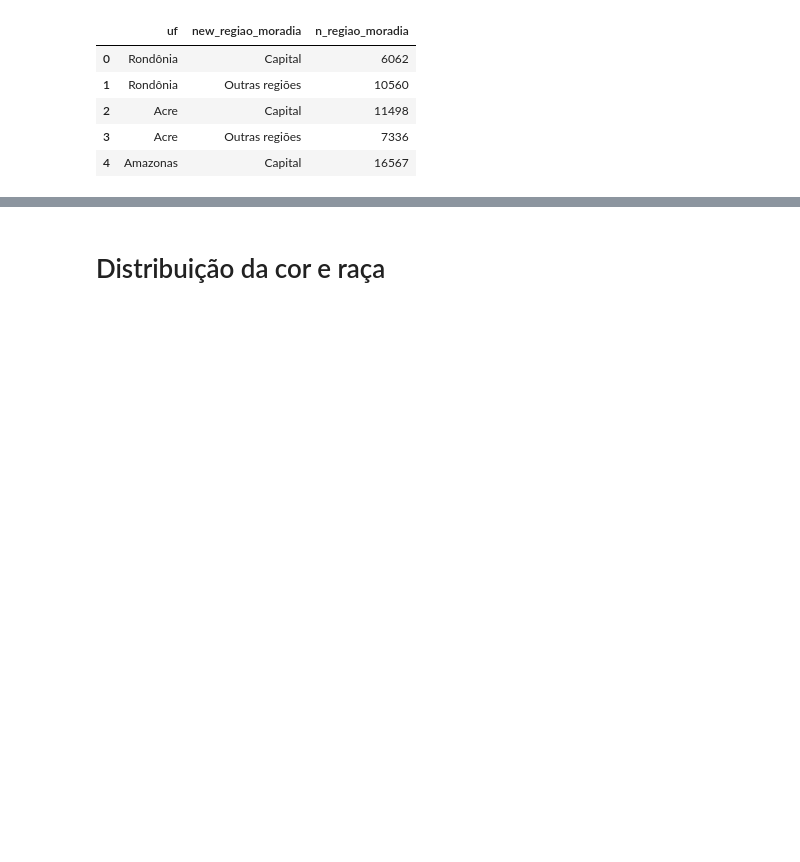
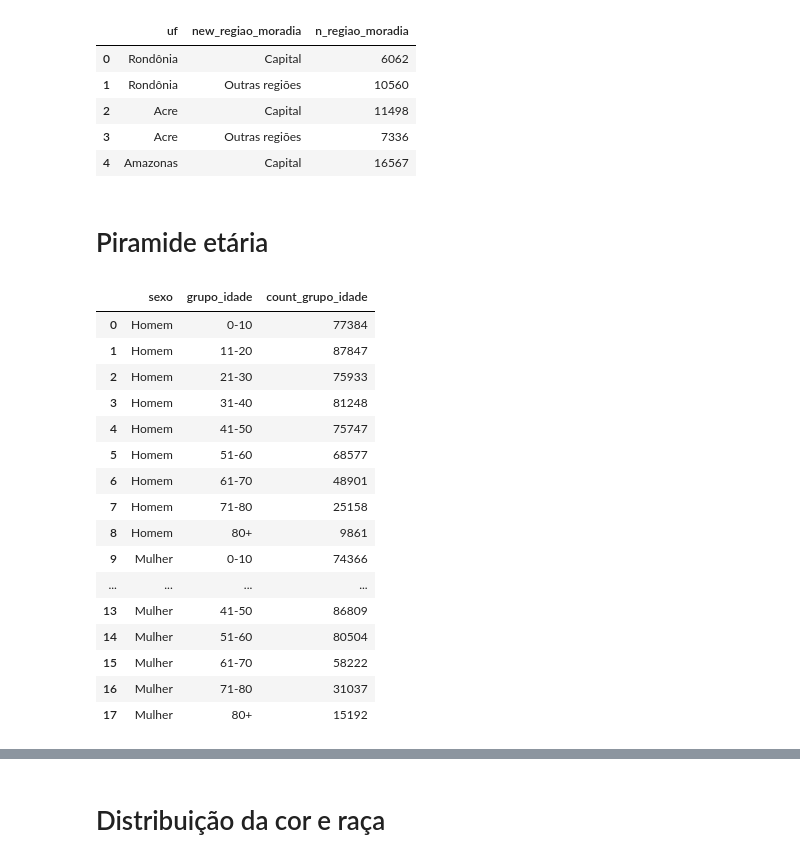
Before and after one commit to jackson-simionato/fase3_pos_tech, a Jupyter notebook: Tech_Challenge_Fase_3/2_create_visualizations.ipynb, the cells around one changed output, grey strips where cells are left out. Cells and saved outputs as stored; diff of their text form; code cells hidden in the pictures; blank space fills up the shorter version.

```diff
--- a/Tech_Challenge_Fase_3/2_create_visualizations.ipynb
+++ b/Tech_Challenge_Fase_3/2_create_visualizations.ipynb
@@ -188,3 +192,67 @@ title_name = fig_3['layout']['title']['text']
 plotly.offline.plot(fig_3, filename = f'./plots/{title_name}.html', auto_play=False, auto_open=False)
 
 fig_3.show()
+# %% [markdown]
+# Piramide etária
+# %%
+query_sql = f'''
+with idade_data as
+( SELECT
+    sexo,
+    idade,
+    count(idade) as count_idade
+  FROM `{project_id}.{dataset_id}.{table_id}`
+  GROUP BY sexo, idade),
+
+grupo_idade_data as
+(
+  SELECT
+    sexo,
+    idade,
+    count_idade,
+    CASE
+      WHEN idade <= 10 THEN '0-10'
+      WHEN idade BETWEEN 11 AND 20 THEN '11-20'
+      WHEN idade BETWEEN 21 AND 30 THEN '21-30'
+      WHEN idade BETWEEN 31 AND 40 THEN '31-40'
+      WHEN idade BETWEEN 41 AND 50 THEN '41-50'
+      WHEN idade BETWEEN 51 AND 60 THEN '51-60'
+      WHEN idade BETWEEN 61 AND 70 THEN '61-70'
+      WHEN idade BETWEEN 71 AND 80 THEN '71-80'
+      WHEN idade > 80 THEN '80+'
+    END as grupo_idade
+  FROM idade_data
+)
+
+SELECT
+  sexo,
+  grupo_idade,
+  SUM(count_idade) as count_grupo_idade
+FROM grupo_idade_data
+GROUP BY sexo, grupo_idade
+ORDER BY sexo, grupo_idade
+'''
+
+query_job = client.query(query_sql)
+df_results = query_job.to_dataframe()
+# %%
+df_results['sexo'] = df_results['sexo'].astype(str).replace(dict_sexo)
+df_results
+# %% [output]
+|  | sexo | grupo_idade | count_grupo_idade |
+| 0 | Homem | 0-10 | 77384 |
+| 1 | Homem | 11-20 | 87847 |
+| 2 | Homem | 21-30 | 75933 |
+| 3 | Homem | 31-40 | 81248 |
+| 4 | Homem | 41-50 | 75747 |
+| 5 | Homem | 51-60 | 68577 |
+| 6 | Homem | 61-70 | 48901 |
+| 7 | Homem | 71-80 | 25158 |
+| 8 | Homem | 80+ | 9861 |
+| 9 | Mulher | 0-10 | 74366 |
+| ... | ... | ... | ... |
+| 13 | Mulher | 41-50 | 86809 |
+| 14 | Mulher | 51-60 | 80504 |
+| 15 | Mulher | 61-70 | 58222 |
+| 16 | Mulher | 71-80 | 31037 |
+| 17 | Mulher | 80+ | 15192 |
```
Also changed, not shown: parts of 17 cells of this notebook, 9 other files.
